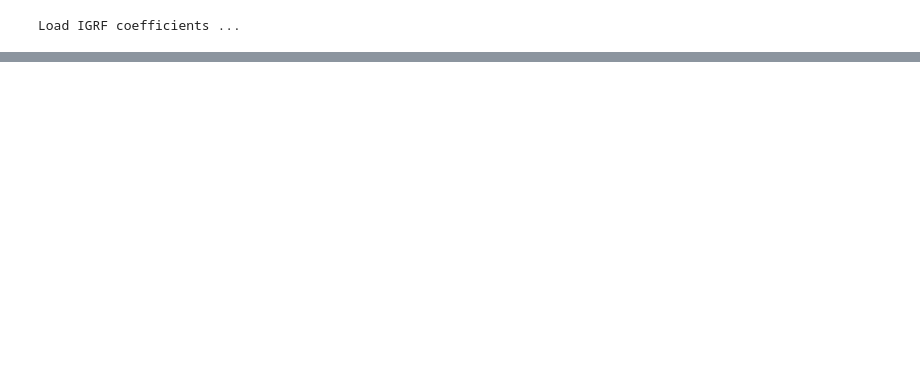
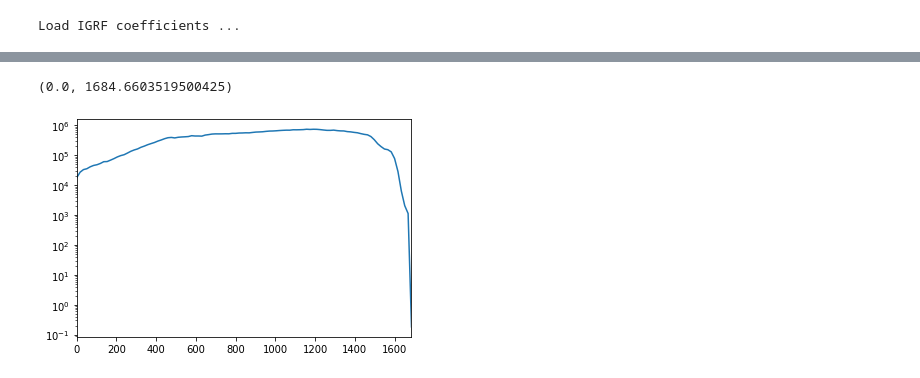
Before and after one commit to zbeever/cpt-solver, a Jupyter notebook: notebooks/hdf5_test.ipynb, the cells around one changed output, grey strips where cells are left out. Drawn from its saved outputs; the diff is of its cells as text; code cells hidden in the pictures; blank space fills up the shorter version.

```diff
--- a/notebooks/hdf5_test.ipynb
+++ b/notebooks/hdf5_test.ipynb
@@ -77,0 +66,7 @@ system.System
+# %%
+bin_array, final_duus = a.moment_diff(1e-1)
+plt.semilogy(bin_array, np.mean(final_duus[:, :1800], axis=1))
+plt.xlim([bin_array[0], bin_array[-1]])
+# %% [output]
+(0.0, 1684.6603519500425)
+[figure, added]
```
Also changed, not shown: parts of 30 cells of this notebook, 12 other files.
